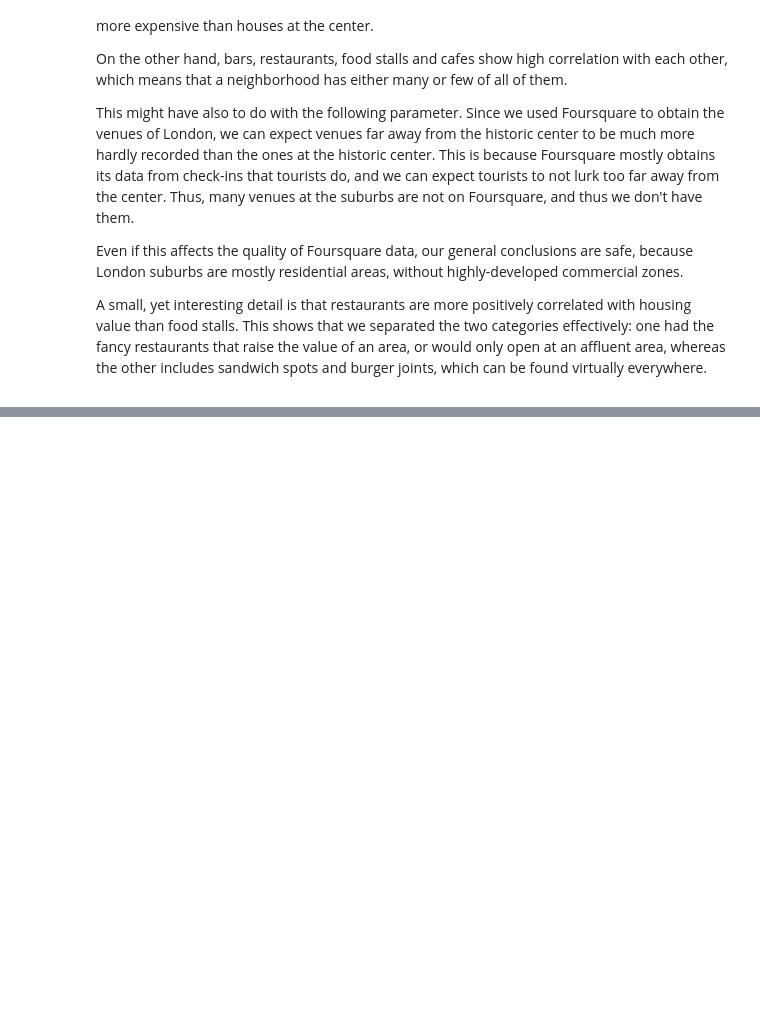
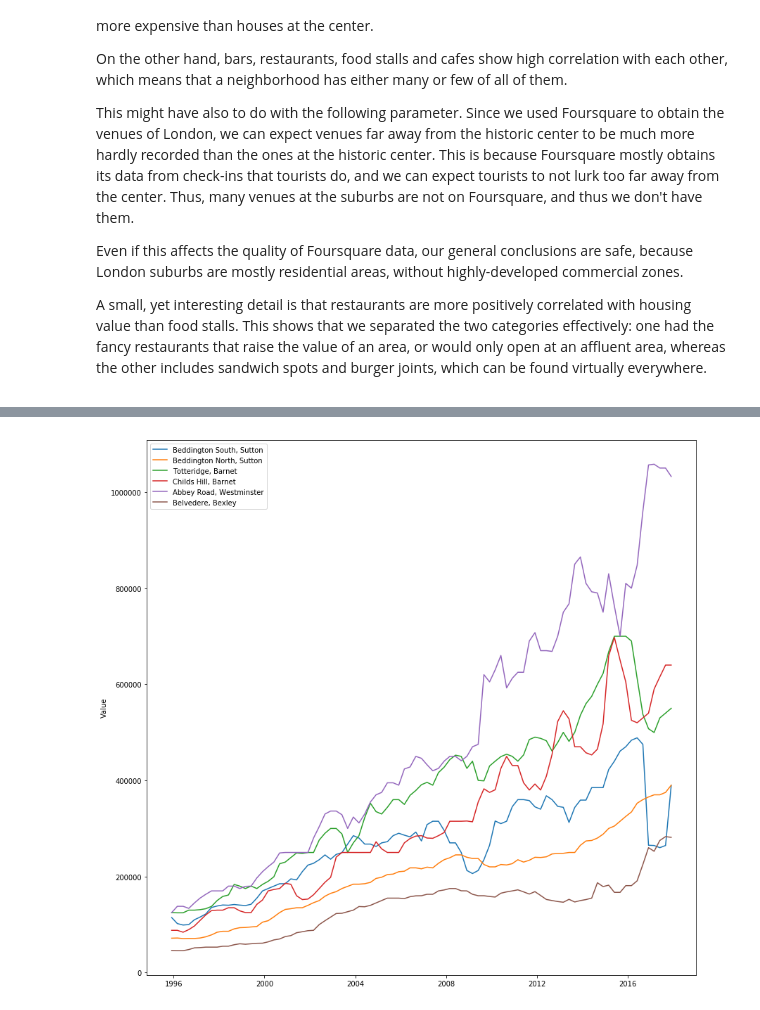
Before and after one commit to alexandrosspiliotis/Data_Science_Specialization, a Jupyter notebook: London_Clustering_Housing.ipynb, the cells around one changed output, grey strips where cells are left out. Cells and saved outputs as stored; diff of their text form; code cells hidden in the pictures; blank space fills up the shorter version.

```diff
--- a/London_Clustering_Housing.ipynb
+++ b/London_Clustering_Housing.ipynb
@@ -203,0 +294,12 @@ Here we see a heatmap of all the parameters that we considered for our model.
+# %%
+NeighborhoodsToWatch = ["Beddington South, Sutton",
+                        "Beddington North, Sutton",
+                        "Totteridge, Barnet",
+                        "Childs Hill, Barnet",
+                        "Abbey Road, Westminster",
+                        "Belvedere, Bexley"
+                       ]
+# %%
+model.show_price_evolution(NeighborhoodsToWatch)
+# %% [output]
+[figure, added]
```
Also changed, not shown: parts of 18 cells of this notebook.
